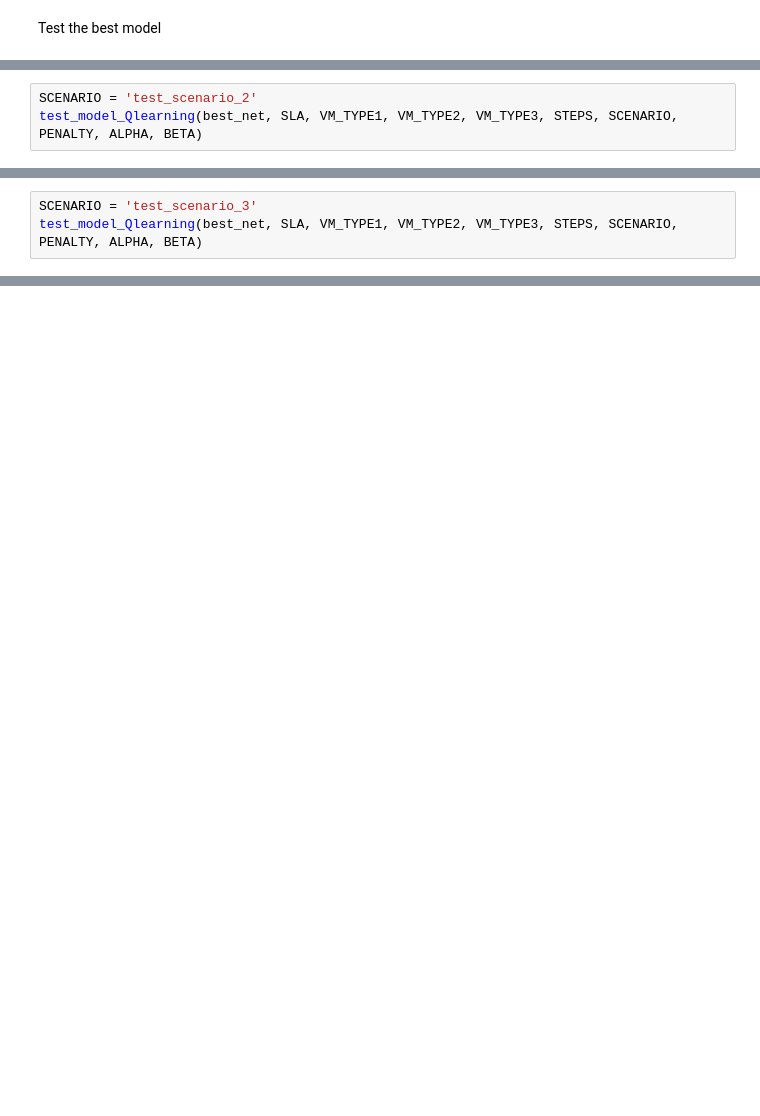
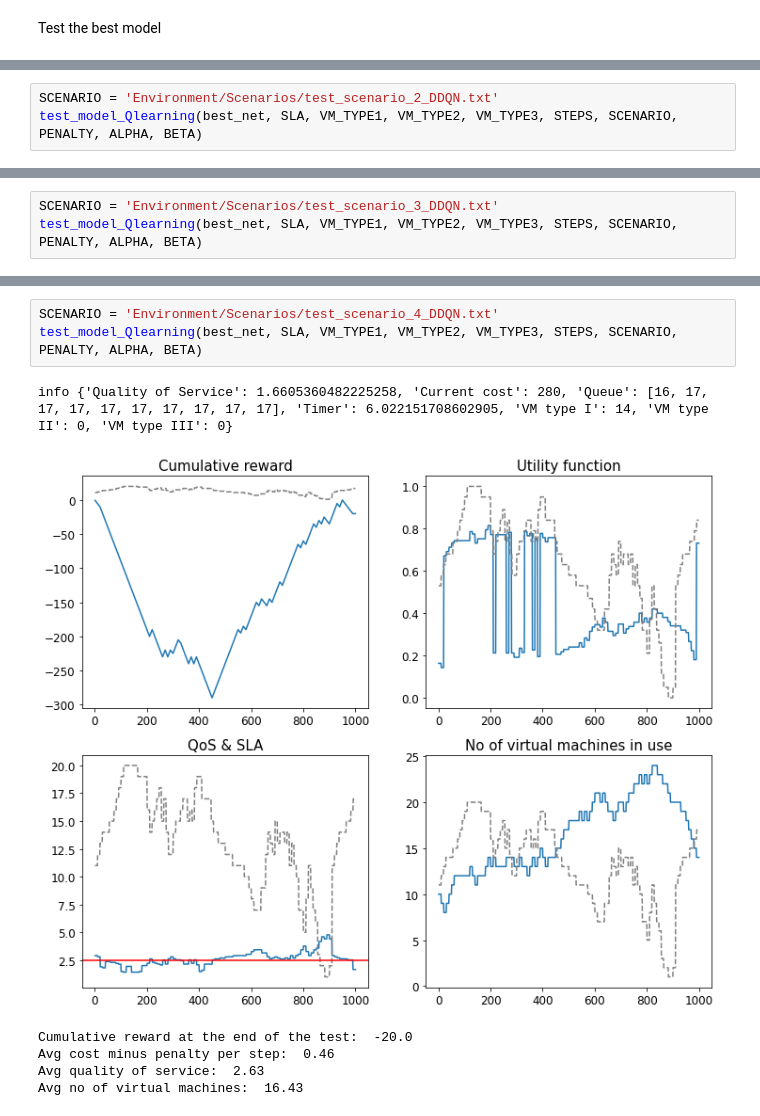
Before and after one commit to dkapczynska/Resource_management_RL, a Jupyter notebook: 05.Double_Deep_Q_Learning.ipynb, the cells around one changed output, grey strips where cells are left out. Saved outputs shown, nothing was run; the diff lists cells and outputs as text; blank space fills up the shorter version.

```diff
--- a/05.Double_Deep_Q_Learning.ipynb
+++ b/05.Double_Deep_Q_Learning.ipynb
@@ -491,4 +371,4 @@ Avg no of virtual machines:  8.1
 # %%
-SCENARIO = 'test_scenario_2'
+SCENARIO = 'Environment/Scenarios/test_scenario_2_DDQN.txt'
 test_model_Qlearning(best_net, SLA, VM_TYPE1, VM_TYPE2, VM_TYPE3, STEPS, SCENARIO, PENALTY, ALPHA, BETA)
 # %% [output]
@@ -501,4 +381,4 @@ Avg no of virtual machines:  17.02
 # %%
-SCENARIO = 'test_scenario_3'
+SCENARIO = 'Environment/Scenarios/test_scenario_3_DDQN.txt'
 test_model_Qlearning(best_net, SLA, VM_TYPE1, VM_TYPE2, VM_TYPE3, STEPS, SCENARIO, PENALTY, ALPHA, BETA)
 # %% [output]
@@ -510,0 +391,10 @@ Avg no of virtual machines:  9.47
+# %%
+SCENARIO = 'Environment/Scenarios/test_scenario_4_DDQN.txt'
+test_model_Qlearning(best_net, SLA, VM_TYPE1, VM_TYPE2, VM_TYPE3, STEPS, SCENARIO, PENALTY, ALPHA, BETA)
+# %% [output]
+info {'Quality of Service': 1.6605360482225258, 'Current cost': 280, 'Queue': [16, 17, 17, 17, 17, 17, 17, 17, 17, 17], 'Timer': 6.022151708602905, 'VM type I': 14, 'VM type II': 0, 'VM type III': 0}
+[figure, added]
+Cumulative reward at the end of the test:  -20.0
+Avg cost minus penalty per step:  0.46
+Avg quality of service:  2.63
+Avg no of virtual machines:  16.43
```
Also changed, not shown: parts of 8 cells of this notebook.
